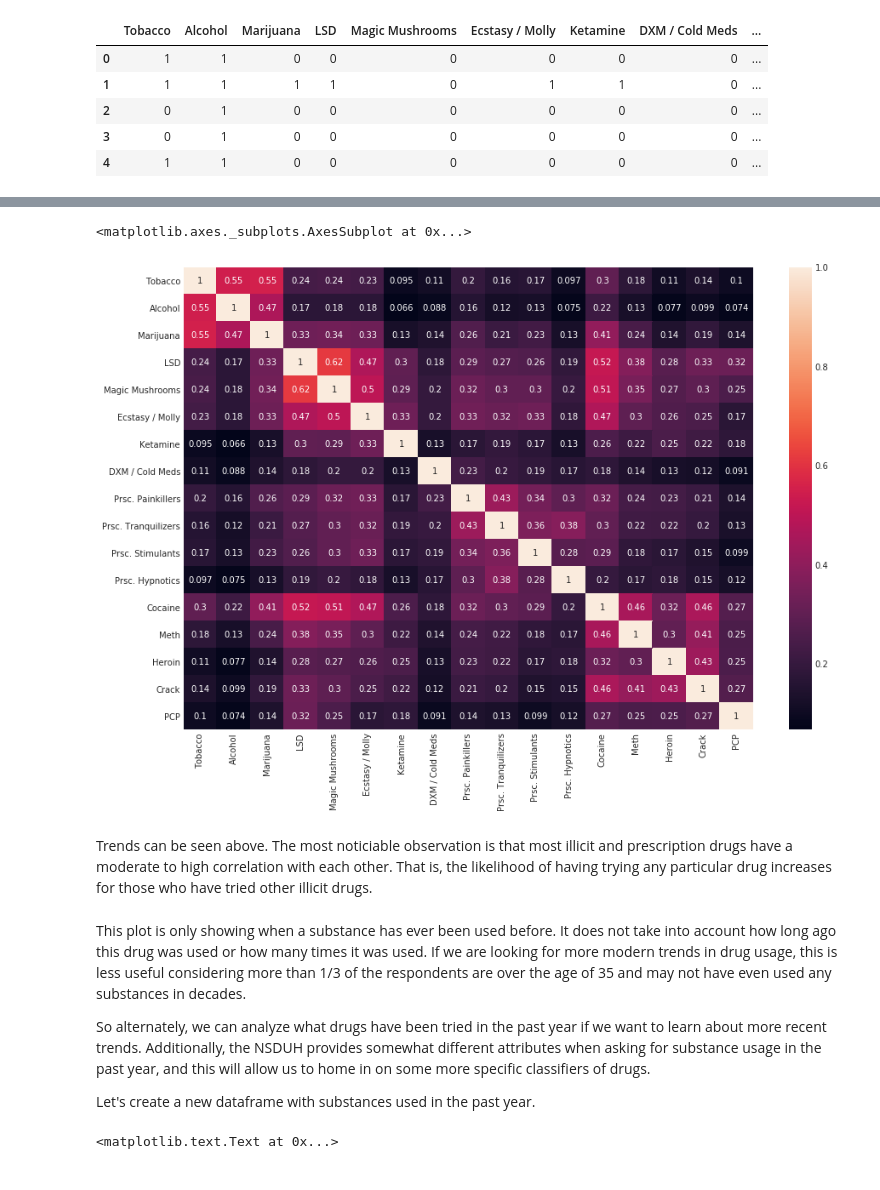
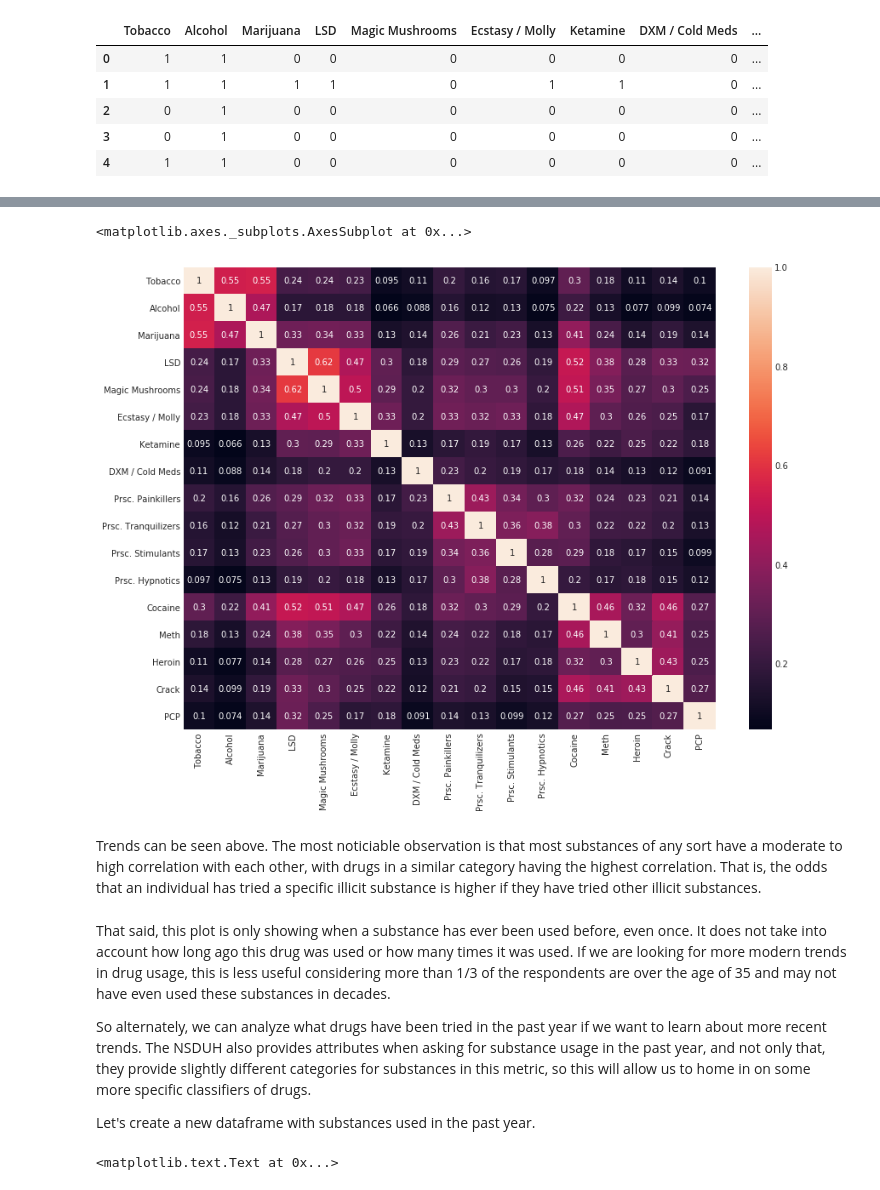
Before and after one commit to robaleman/misc-data-science-projects, a Jupyter notebook: Drugs-Prevalence and Demographics.ipynb, the cells around one changed output, grey strips where cells are left out. Cells and saved outputs as stored; diff of their text form; code cells hidden in the pictures.

```diff
--- a/Drugs-Prevalence and Demographics.ipynb
+++ b/Drugs-Prevalence and Demographics.ipynb
@@ -73,15 +74,15 @@ With that said, let's start with a heat map correlation matrix to see if the usa
 # %%
-plt.figure(figsize=(15,10))
+plt.figure(figsize=(14,10))
 sns.heatmap(ever_tried.corr(),annot=True)
 # %% [output]
 <matplotlib.axes._subplots.AxesSubplot at 0x...>
-[figure, old version]
+[figure, new version]
 # %% [markdown]
-Trends can be seen above. The most noticiable observation is that most illicit and prescription drugs have a moderate to high correlation with each other. That is, the likelihood of having trying any particular drug increases for those who have tried other illicit drugs.
+Trends can be seen above. The most noticiable observation is that most substances of any sort have a moderate to high correlation with each other, with drugs in a similar category having the highest correlation. That is, the odds that an individual has tried a specific illicit substance is higher if they have tried other illicit substances.
 # %% [markdown]
-This plot is only showing when a substance has ever been used before. It does not take into account how long ago this drug was used or how many times it was used. If we are looking for more modern trends in drug usage, this is less useful considering more than 1/3 of the respondents are over the age of 35 and may not have even used any substances in decades.
+That said, this plot is only showing when a substance has ever been used before, even once. It does not take into account how long ago this drug was used or how many times it was used. If we are looking for more modern trends in drug usage, this is less useful considering more than 1/3 of the respondents are over the age of 35 and may not have even used these substances in decades.
 
-So alternately, we can analyze what drugs have been tried in the past year if we want to learn about more recent trends. Additionally, the NSDUH provides somewhat different attributes when asking for substance usage in the past year, and this will allow us to home in on some more specific classifiers of drugs.
+So alternately, we can analyze what drugs have been tried in the past year if we want to learn about more recent trends. The NSDUH also provides attributes when asking for substance usage in the past year, and not only that, they provide slightly different categories for substances in this metric, so this will allow us to home in on some more specific classifiers of drugs.
 
 Let's create a new dataframe with substances used in the past year.
 # %%
```
Also changed, not shown: parts of 40 cells of this notebook.
